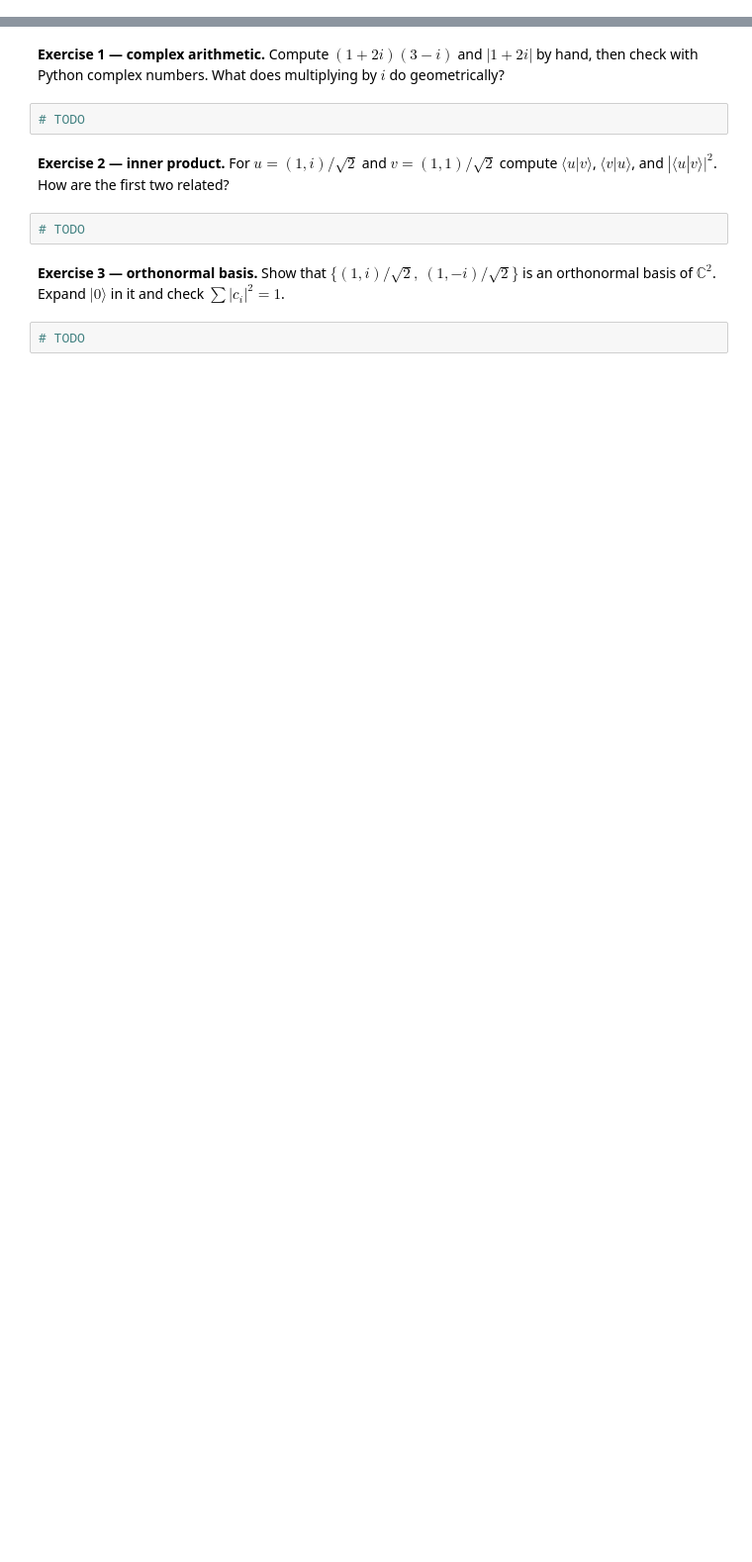
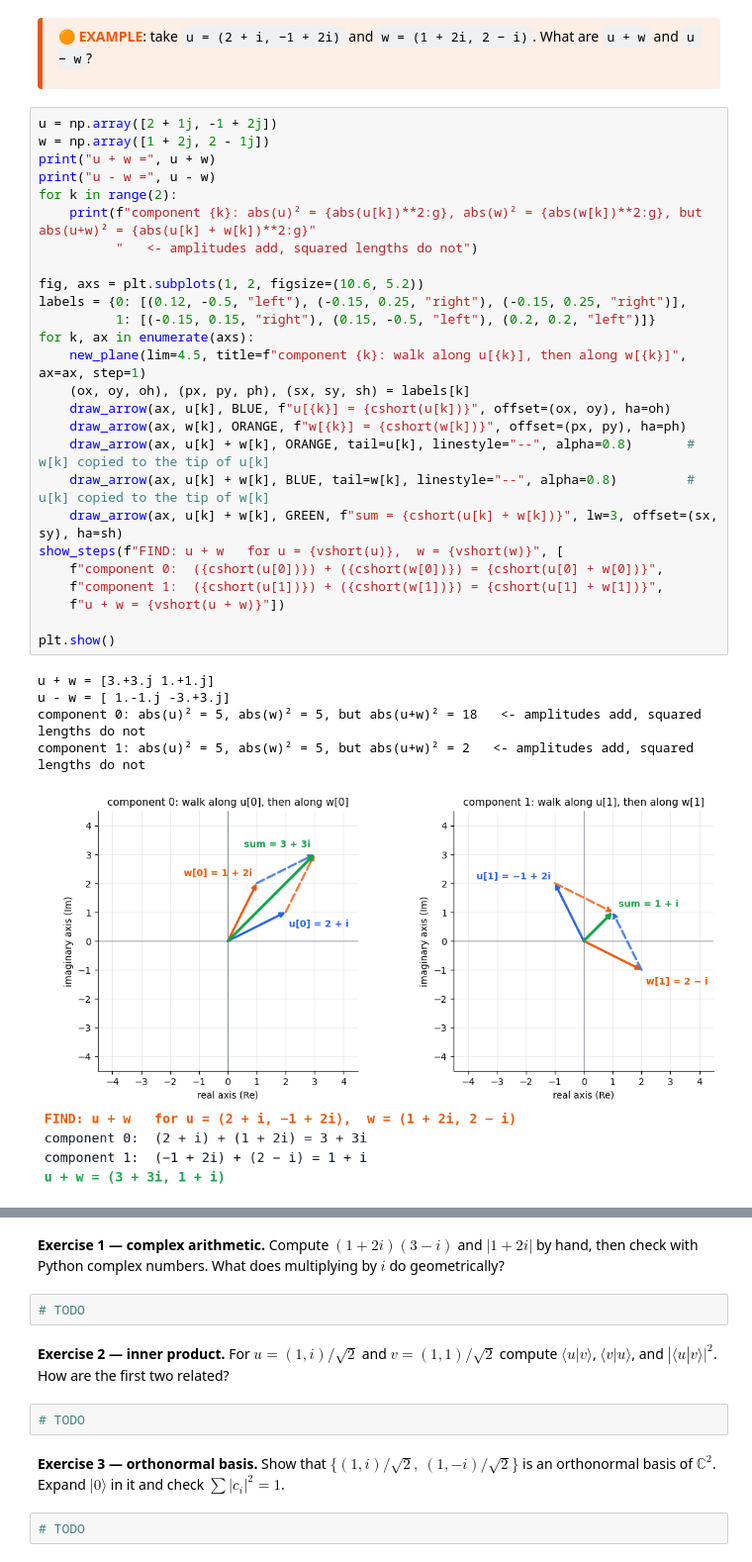
Before and after one commit to imaxfp/qml, a Jupyter notebook: notebooks/math/2_complex_vectors.ipynb, the cells around one changed output, grey strips where cells are left out. Shown at 99% size. Saved outputs shown, nothing was run; the diff lists cells and outputs as text; blank space fills up the shorter version.

```diff
--- a/notebooks/math/2_complex_vectors.ipynb
+++ b/notebooks/math/2_complex_vectors.ipynb
@@ -765,0 +276,38 @@ Reshape the 4-vector into a $2\times2$ matrix $M_{ij}$: a product state is exact
+# %% [markdown]
+<div style="border-left: 5px solid #ea580c; background: rgba(234, 88, 12, 0.10); padding: 8px 16px; border-radius: 4px;">
+
+<b style="color:#ea580c">🟠 EXAMPLE</b>: take `u = (2 + i, −1 + 2i)` and `w = (1 + 2i, 2 − i)`. What are `u + w` and `u − w`?
+
+</div>
+# %%
+u = np.array([2 + 1j, -1 + 2j])
+w = np.array([1 + 2j, 2 - 1j])
+print("u + w =", u + w)
+print("u - w =", u - w)
+for k in range(2):
+    print(f"component {k}: abs(u)² = {abs(u[k])**2:g}, abs(w)² = {abs(w[k])**2:g}, but abs(u+w)² = {abs(u[k] + w[k])**2:g}"
+          "   <- amplitudes add, squared lengths do not")
+
+fig, axs = plt.subplots(1, 2, figsize=(10.6, 5.2))
+labels = {0: [(0.12, -0.5, "left"), (-0.15, 0.25, "right"), (-0.15, 0.25, "right")],
+          1: [(-0.15, 0.15, "right"), (0.15, -0.5, "left"), (0.2, 0.2, "left")]}
+for k, ax in enumerate(axs):
+    new_plane(lim=4.5, title=f"component {k}: walk along u[{k}], then along w[{k}]", ax=ax, step=1)
+    (ox, oy, oh), (px, py, ph), (sx, sy, sh) = labels[k]
+    draw_arrow(ax, u[k], BLUE, f"u[{k}] = {cshort(u[k])}", offset=(ox, oy), ha=oh)
+    draw_arrow(ax, w[k], ORANGE, f"w[{k}] = {cshort(w[k])}", offset=(px, py), ha=ph)
+    draw_arrow(ax, u[k] + w[k], ORANGE, tail=u[k], linestyle="--", alpha=0.8)       # w[k] copied to the tip of u[k]
+    draw_arrow(ax, u[k] + w[k], BLUE, tail=w[k], linestyle="--", alpha=0.8)         # u[k] copied to the tip of w[k]
+    draw_arrow(ax, u[k] + w[k], GREEN, f"sum = {cshort(u[k] + w[k])}", lw=3, offset=(sx, sy), ha=sh)
+show_steps(f"FIND: u + w   for u = {vshort(u)},  w = {vshort(w)}", [
+    f"component 0:  ({cshort(u[0])}) + ({cshort(w[0])}) = {cshort(u[0] + w[0])}",
+    f"component 1:  ({cshort(u[1])}) + ({cshort(w[1])}) = {cshort(u[1] + w[1])}",
+    f"u + w = {vshort(u + w)}"])
+
+plt.show()
+# %% [output]
+u + w = [3.+3.j 1.+1.j]
+u - w = [ 1.-1.j -3.+3.j]
+component 0: abs(u)² = 5, abs(w)² = 5, but abs(u+w)² = 18   <- amplitudes add, squared lengths do not
+component 1: abs(u)² = 5, abs(w)² = 5, but abs(u+w)² = 2   <- amplitudes add, squared lengths do not
+[figure, added]
```
Also changed, not shown: parts of 155 cells of this notebook, 3 other files.
